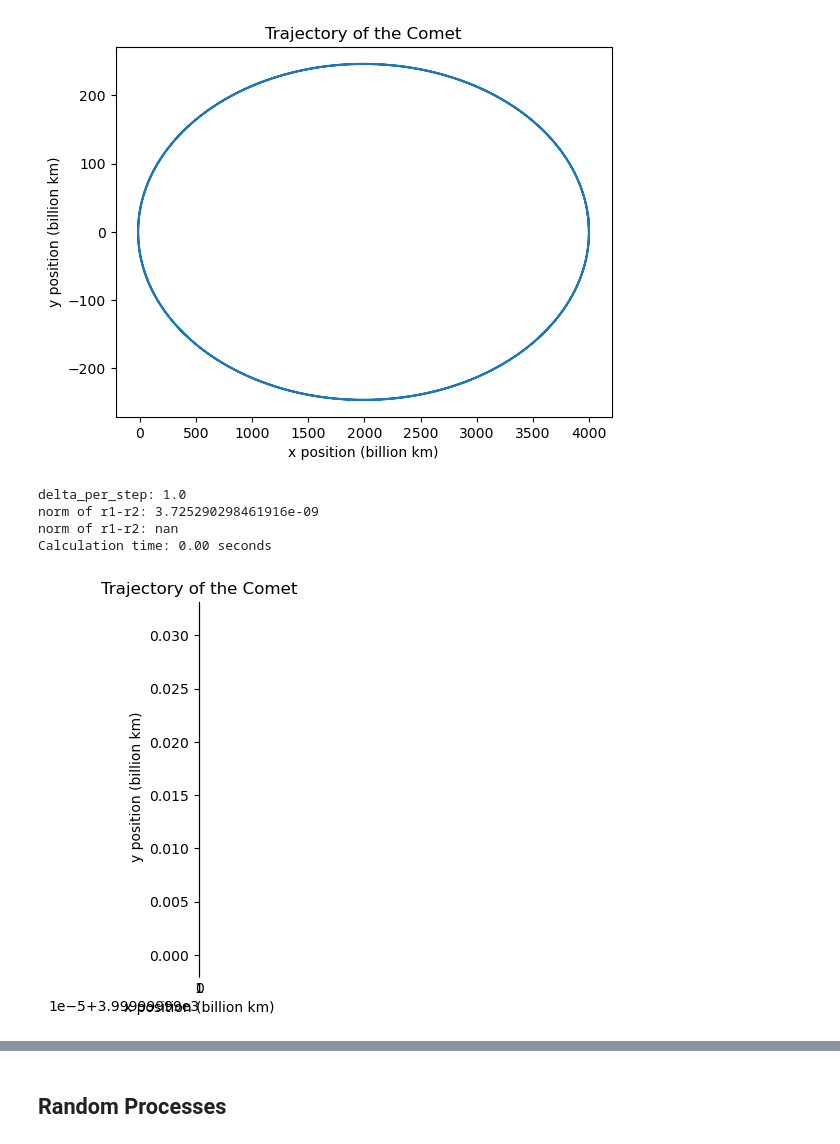
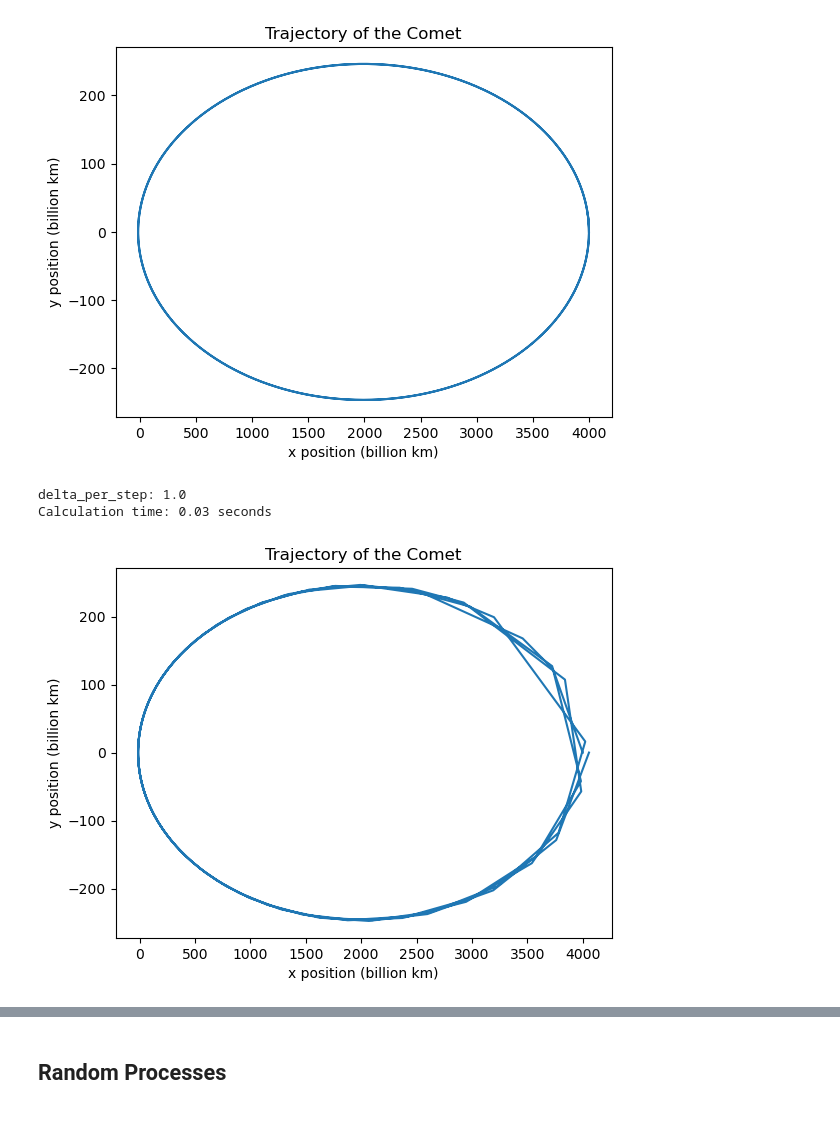
Before and after one commit to jamesobaldwin/CUNY_coursework, a Jupyter notebook: CM/code/CM_practice_code.ipynb, the cells around one changed output, grey strips where cells are left out. Cells and saved outputs as stored; diff of their text form; code cells hidden in the pictures.

```diff
--- a/CM/code/CM_practice_code.ipynb
+++ b/CM/code/CM_practice_code.ipynb
@@ -823,24 +809,0 @@ def euler(f, eval_points, step, init_condit):
-# %%
-def f1(x,t):
-    return ( (2*x) / t ) + ( (3*x*x) / (t*t*t) )
-
-h1 = 0.1
-h2 = 0.01
-h3 = 0.001
-h4 = 0.0001
-a = 1
-b = 10
-
-h_arr = np.array([0.1,0.01,0.001,0.0001])
-tpoints_arr = [np.arange(a, b+h, h) for h in h_arr]
-
-xvals_arr = [euler(f1, tpoints, h, init_condit=0.1) for tpoints, h in zip(tpoints_arr, h_arr)]
-
-# Plotting each result
-for i, (xvals, t, h) in enumerate(zip(xvals_arr, tpoints_arr, h_arr)):
-    plt.plot(t, xvals, label=f'h{i+1}={h}')
-
-plt.legend()
-plt.xlabel('t')
-plt.ylabel('x(t)')
-plt.show()
@@ -872,30 +836,28 @@ plt.show()
 # %%
 a1= 0
 b1= 10
-N1= np.array([10, 20, 30, 40])
-h1_arr= (b1 - a1) / N1   # size of one step
-t_vals1= [np.arange(a1,b1,h) for h in h1_arr]  # evaluation points
+N1= 100
+h1= (b1 - a1) / N1   # size of one step
+t_vals1= np.arange(a1,b1,h1)  # evaluation points
 
 def rk_2(f, eval_points, step, init_condit):
     x_vals = []
     x = init_condit
     for t in eval_points:
         x_vals.append(x)
-        k1 = step*f(x,t)
-        k2 = step*f(x + (0.5*k1), t + (0.5*step))
+        k1 = h*f(x,t)
+        k2 = h*f(x + (0.5*k1), t + (0.5*h))
         x += k2
     return x_vals
 
 start1 = time.time()
-fx_vals_rk = [rk_2(f, t, h, 0.) for t, h in zip(t_vals1, h1_arr)]
+fx_vals_rk = rk_2(f, t_vals1, h1, 0.)
 end1 = time.time()
 
 print(f'Time to run Euler\'s method: {end-start:.02e}s')
 print(f'Time to run second-order-RK: {end1-start1:.02e}s')
 
-# Plotting each result
-for i, (xvals, t, N) in enumerate(zip(fx_vals_rk, t_vals1, N1)):
-    plt.plot(t, xvals, label=f'O(2) RK: N={N}')
+plt.plot(t_vals1, fx_vals_rk, label='2O-Runge-Kutta')
 plt.plot(t_vals, f_x_vals, label='Euler\'s')
 plt.xlabel('t')
 plt.ylabel('x(t)')
@@ -1530,7 +1442,7 @@ r1 = np.zeros(4)
 r2 = np.zeros(4)
 
 def p(r1, r2, h):
-    return 30*h*delta_per_step / np.linalg.norm(x1-x2)
+    return 30*h*delta_per_step / np.linalg.norm(r1-r2)
 
 # Runge-Kutta integration with adaptive step size
 start = time.time()
@@ -1554,36 +1466,32 @@ while t < b:
     k4 = h * f(r + k3, t + h)
     r1 = r + (k1 + 2 * k2 + 2 * k3 + k4) / 6
 
     k1 = h * f(r1, t)
     k2 = h * f(r1 + 0.5 * k1, t + 0.5 * h)
     k3 = h * f(r1 + 0.5 * k2, t + 0.5 * h)
     k4 = h * f(r1 + k3, t + h)
     r1 += (k1 + 2 * k2 + 2 * k3 + k4) / 6
 
-    print(f'norm of r1-r2: {np.linalg.norm(r1-r2)}')
     rho = p(r1, r2, h)
 
     if rho < 1:
         h *= rho**(1/4)
     else:
         t += h
         h *= rho**(1/4)
         r = r1
 
 
 end = time.time()
 print(f'Calculation time: {end-start:.2f} seconds')
 
 # Plot the trajectory of the comet
 plt.plot(np.array(xpoints) / 1e9, np.array(ypoints) / 1e9)  # Convert to billions of km for readability
 plt.xlabel('x position (billion km)')
 plt.ylabel('y position (billion km)')
 plt.title('Trajectory of the Comet')
-plt.gca().set_aspect('equal', adjustable='box')
 plt.show()
 # %% [output]
 delta_per_step: 1.0
-norm of r1-r2: 3.725290298461916e-09
-norm of r1-r2: nan
-Calculation time: 0.00 seconds
+Calculation time: 0.03 seconds
-[figure, old version]
+[figure, new version]
```
Also changed, not shown: parts of 14 cells of this notebook.
